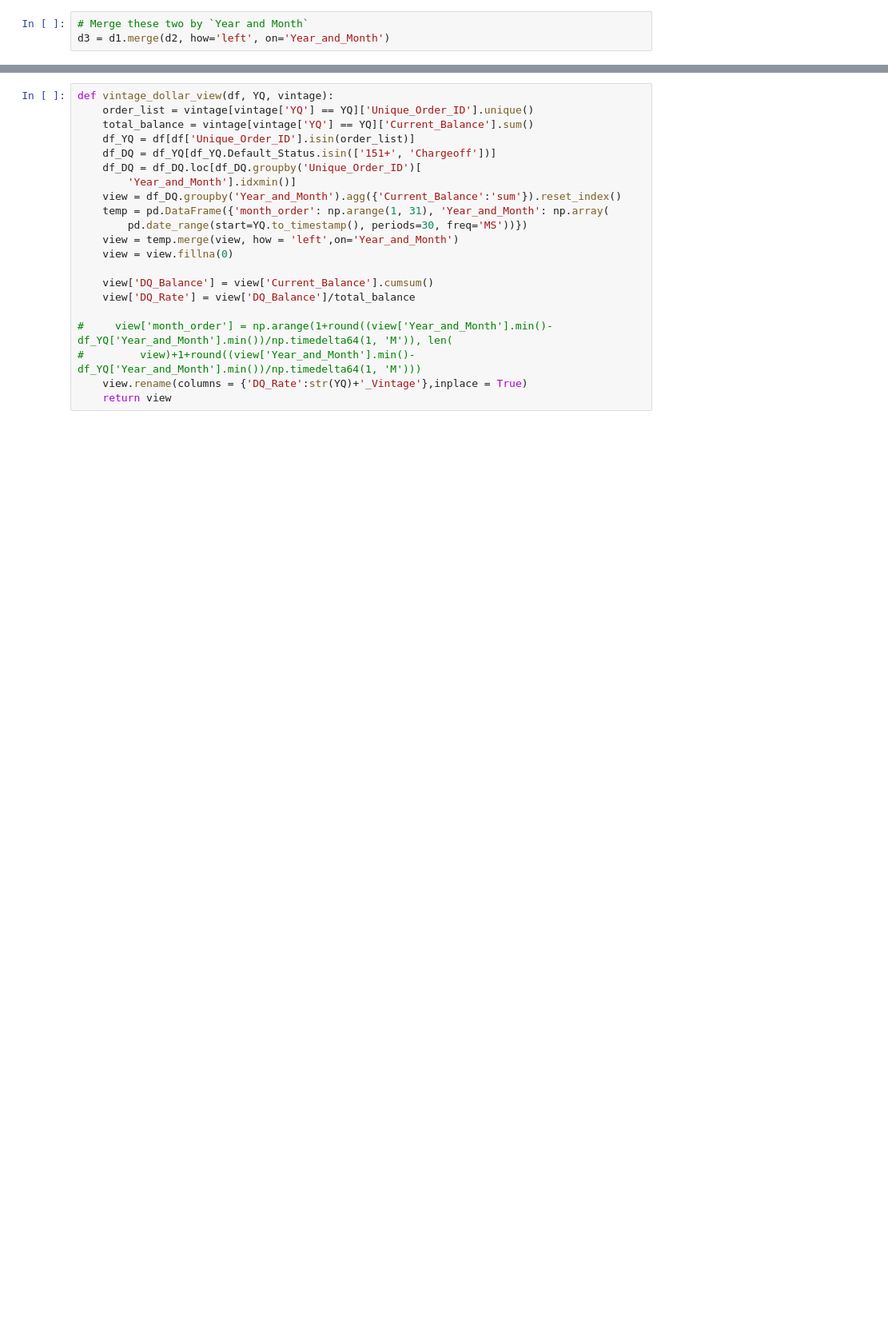
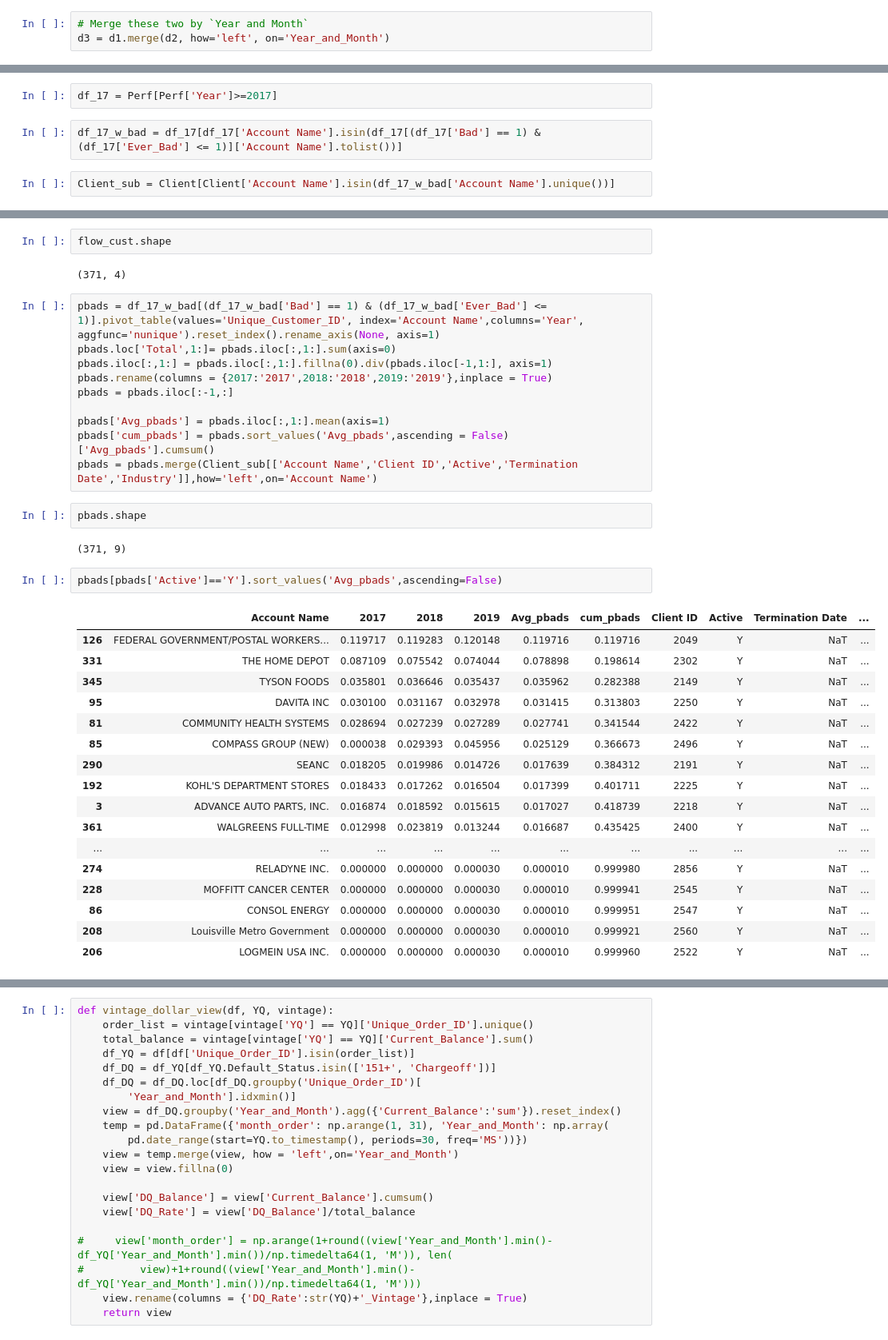
Before and after one commit to XuetingS/PP, a Jupyter notebook: src/Vertical Loss.ipynb, the cells around one changed output, grey strips where cells are left out. Shown at 80% size. Drawn from its saved outputs; the diff is of its cells as text; blank space fills up the shorter version.

```diff
--- a/src/Vertical Loss.ipynb
+++ b/src/Vertical Loss.ipynb
@@ -179,0 +235,6 @@ Perf[Perf['YQ']==]
+# %%
+df_17 = Perf[Perf['Year']>=2017]
+# %%
+df_17_w_bad = df_17[df_17['Account Name'].isin(df_17[(df_17['Bad'] == 1) & (df_17['Ever_Bad'] <= 1)]['Account Name'].tolist())]
+# %%
+Client_sub = Client[Client['Account Name'].isin(df_17_w_bad['Account Name'].unique())]
@@ -179,0 +259,38 @@ Perf[Perf['YQ']==]
+# %%
+flow_cust.shape
+# %% [output]
+(371, 4)
+# %%
+pbads = df_17_w_bad[(df_17_w_bad['Bad'] == 1) & (df_17_w_bad['Ever_Bad'] <= 1)].pivot_table(values='Unique_Customer_ID', index='Account Name',columns='Year', aggfunc='nunique').reset_index().rename_axis(None, axis=1)
+pbads.loc['Total',1:]= pbads.iloc[:,1:].sum(axis=0)
+pbads.iloc[:,1:] = pbads.iloc[:,1:].fillna(0).div(pbads.iloc[-1,1:], axis=1)
+pbads.rename(columns = {2017:'2017',2018:'2018',2019:'2019'},inplace = True)
+pbads = pbads.iloc[:-1,:]
+
+pbads['Avg_pbads'] = pbads.iloc[:,1:].mean(axis=1)
+pbads['cum_pbads'] = pbads.sort_values('Avg_pbads',ascending = False)['Avg_pbads'].cumsum()
+pbads = pbads.merge(Client_sub[['Account Name','Client ID','Active','Termination Date','Industry']],how='left',on='Account Name')
+# %%
+pbads.shape
+# %% [output]
+(371, 9)
+# %%
+pbads[pbads['Active']=='Y'].sort_values('Avg_pbads',ascending=False)
+# %% [output]
+|  | Account Name | 2017 | 2018 | 2019 | Avg_pbads | cum_pbads | Client ID | Active | Termination Date | ... |
+| 126 | FEDERAL GOVERNMENT/POSTAL WORKERS... | 0.119717 | 0.119283 | 0.120148 | 0.119716 | 0.119716 | 2049 | Y | NaT | ... |
+| 331 | THE HOME DEPOT | 0.087109 | 0.075542 | 0.074044 | 0.078898 | 0.198614 | 2302 | Y | NaT | ... |
+| 345 | TYSON FOODS | 0.035801 | 0.036646 | 0.035437 | 0.035962 | 0.282388 | 2149 | Y | NaT | ... |
+| 95 | DAVITA INC | 0.030100 | 0.031167 | 0.032978 | 0.031415 | 0.313803 | 2250 | Y | NaT | ... |
+| 81 | COMMUNITY HEALTH SYSTEMS | 0.028694 | 0.027239 | 0.027289 | 0.027741 | 0.341544 | 2422 | Y | NaT | ... |
+| 85 | COMPASS GROUP (NEW) | 0.000038 | 0.029393 | 0.045956 | 0.025129 | 0.366673 | 2496 | Y | NaT | ... |
+| 290 | SEANC | 0.018205 | 0.019986 | 0.014726 | 0.017639 | 0.384312 | 2191 | Y | NaT | ... |
+| 192 | KOHL'S DEPARTMENT STORES | 0.018433 | 0.017262 | 0.016504 | 0.017399 | 0.401711 | 2225 | Y | NaT | ... |
+| 3 | ADVANCE AUTO PARTS, INC. | 0.016874 | 0.018592 | 0.015615 | 0.017027 | 0.418739 | 2218 | Y | NaT | ... |
+| 361 | WALGREENS FULL-TIME | 0.012998 | 0.023819 | 0.013244 | 0.016687 | 0.435425 | 2400 | Y | NaT | ... |
+| ... | ... | ... | ... | ... | ... | ... | ... | ... | ... | ... |
+| 274 | RELADYNE INC. | 0.000000 | 0.000000 | 0.000030 | 0.000010 | 0.999980 | 2856 | Y | NaT | ... |
+| 228 | MOFFITT CANCER CENTER | 0.000000 | 0.000000 | 0.000030 | 0.000010 | 0.999941 | 2545 | Y | NaT | ... |
+| 86 | CONSOL ENERGY | 0.000000 | 0.000000 | 0.000030 | 0.000010 | 0.999951 | 2547 | Y | NaT | ... |
+| 208 | Louisville Metro Government | 0.000000 | 0.000000 | 0.000030 | 0.000010 | 0.999921 | 2560 | Y | NaT | ... |
+| 206 | LOGMEIN USA INC. | 0.000000 | 0.000000 | 0.000030 | 0.000010 | 0.999960 | 2522 | Y | NaT | ... |
```
Also changed, not shown: parts of 70 cells of this notebook.
